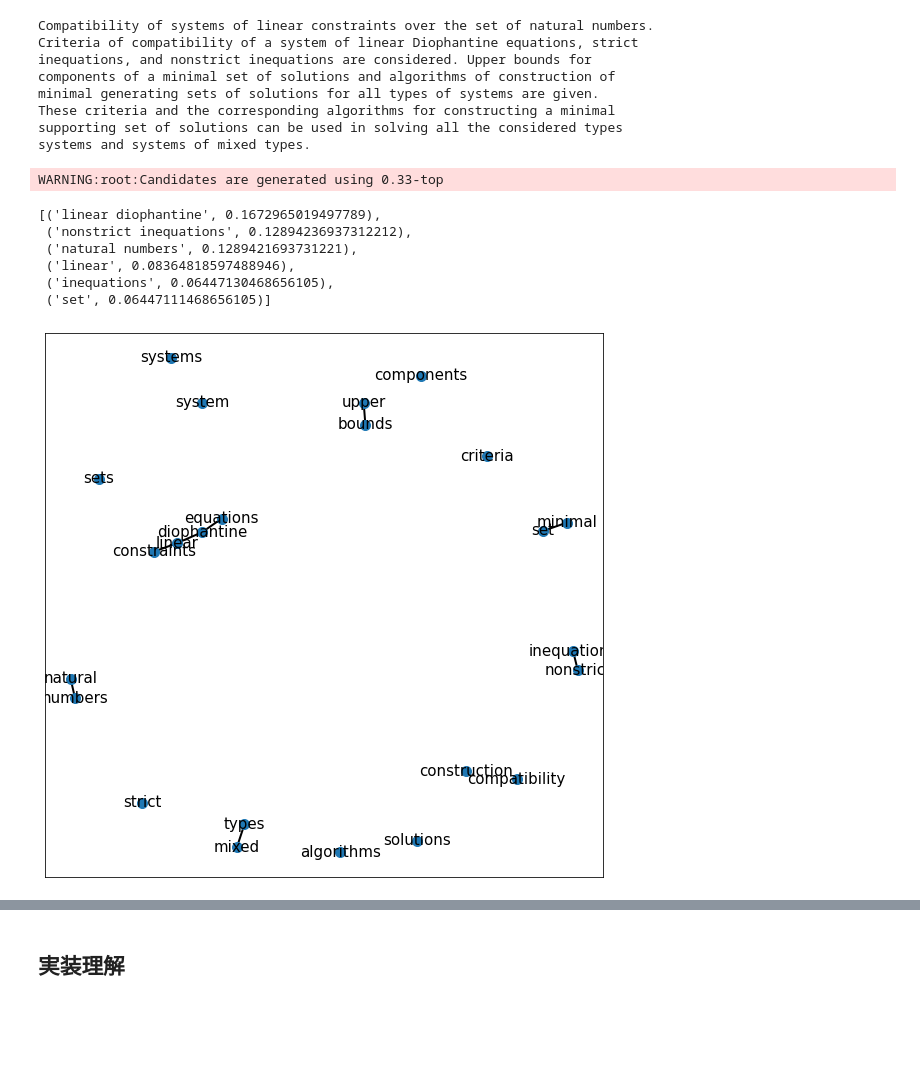
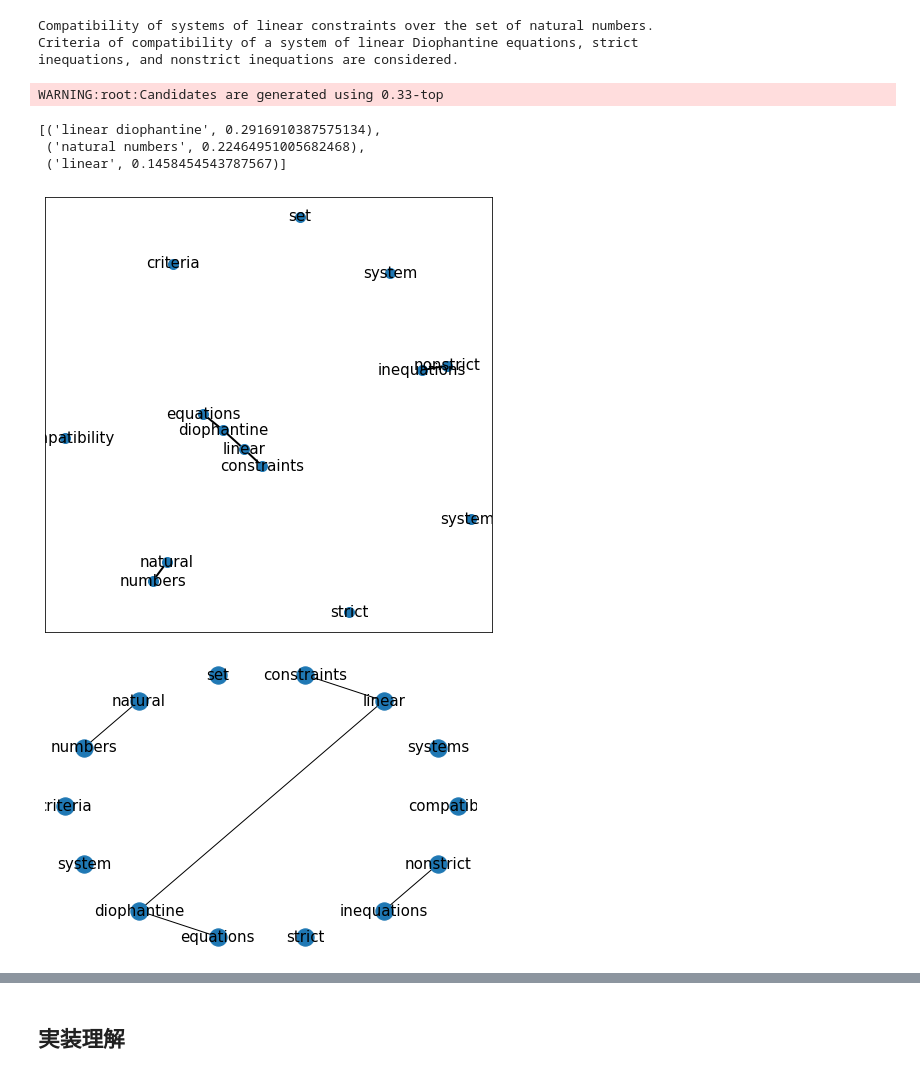
Before and after one commit to haru-256/keyphrase_extraction, a Jupyter notebook: textRank.ipynb, the cells around one changed output, grey strips where cells are left out. Saved outputs shown, nothing was run; the diff lists cells and outputs as text; code cells hidden in the pictures; blank space fills up the shorter version.

```diff
--- a/textRank.ipynb
+++ b/textRank.ipynb
@@ -9,17 +13,12 @@ import networkx as nx
 # %%
-sample_text_path = pathlib.Path('sample.txt')
+sample_text_path = pathlib.Path('short_sample.txt')
 assert sample_text_path.exists()
 with open(sample_text_path) as f:
     print(f.read())
 # %% [output]
 Compatibility of systems of linear constraints over the set of natural numbers.
 Criteria of compatibility of a system of linear Diophantine equations, strict
-inequations, and nonstrict inequations are considered. Upper bounds for
-components of a minimal set of solutions and algorithms of construction of
-minimal generating sets of solutions for all types of systems are given.
-These criteria and the corresponding algorithms for constructing a minimal
-supporting set of solutions can be used in solving all the considered types
-systems and systems of mixed types.
+inequations, and nonstrict inequations are considered.
 # %%
 # define the set of valid Part-of-Speeches
 pos = {'NOUN', 'PROPN', 'ADJ'}
@@ -46,23 +45,24 @@ WARNING:root:Candidates are generated using 0.33-top
 # %%
 keyphrases
 # %% [output]
-[('linear diophantine', 0.1672965019497789),
- ('nonstrict inequations', 0.12894236937312212),
- ('natural numbers', 0.1289421693731221),
- ('linear', 0.08364818597488946),
- ('inequations', 0.06447130468656105),
- ('set', 0.06447111468656105)]
+[('linear diophantine', 0.2916910387575134),
+ ('natural numbers', 0.22464951005682468),
+ ('linear', 0.1458454543787567)]
 # %%
-plt.figure(figsize=(10, 10))
+plt.figure(figsize=(8, 8))
 G = extractor.graph
 pos = nx.spring_layout(G)  # positions for all nodes
 # nodes
 nx.draw_networkx_nodes(G, pos, node_size=100)
 
 # edges
 nx.draw_networkx_edges(G, pos, edgelist=G.edges, width=2)
 
 # labels
 nx.draw_networkx_labels(G, pos, font_size=15, font_family="sans-serif");
 # %% [output]
-[figure, old version]
+[figure, new version]
+# %%
+nx.draw_circular(G, with_labels=True, font_size=15)
+# %% [output]
+[figure, added]
```
Also changed, not shown: parts of 7 cells of this notebook, 4 other files.
